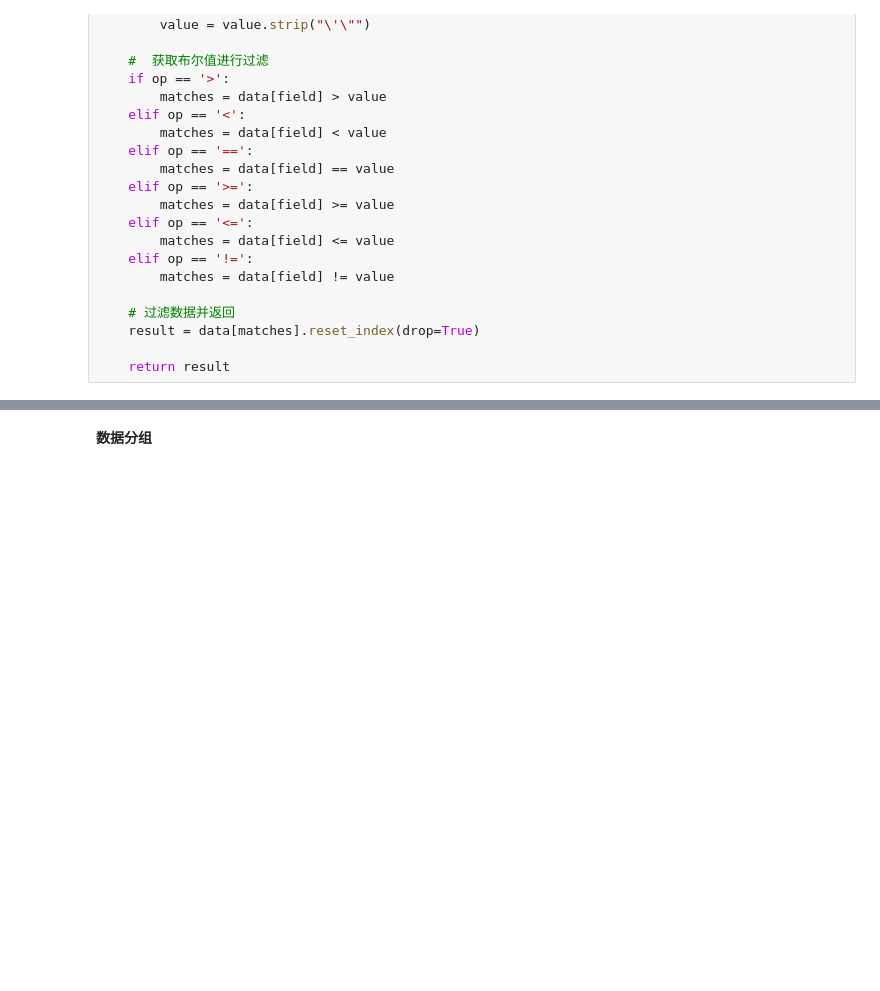
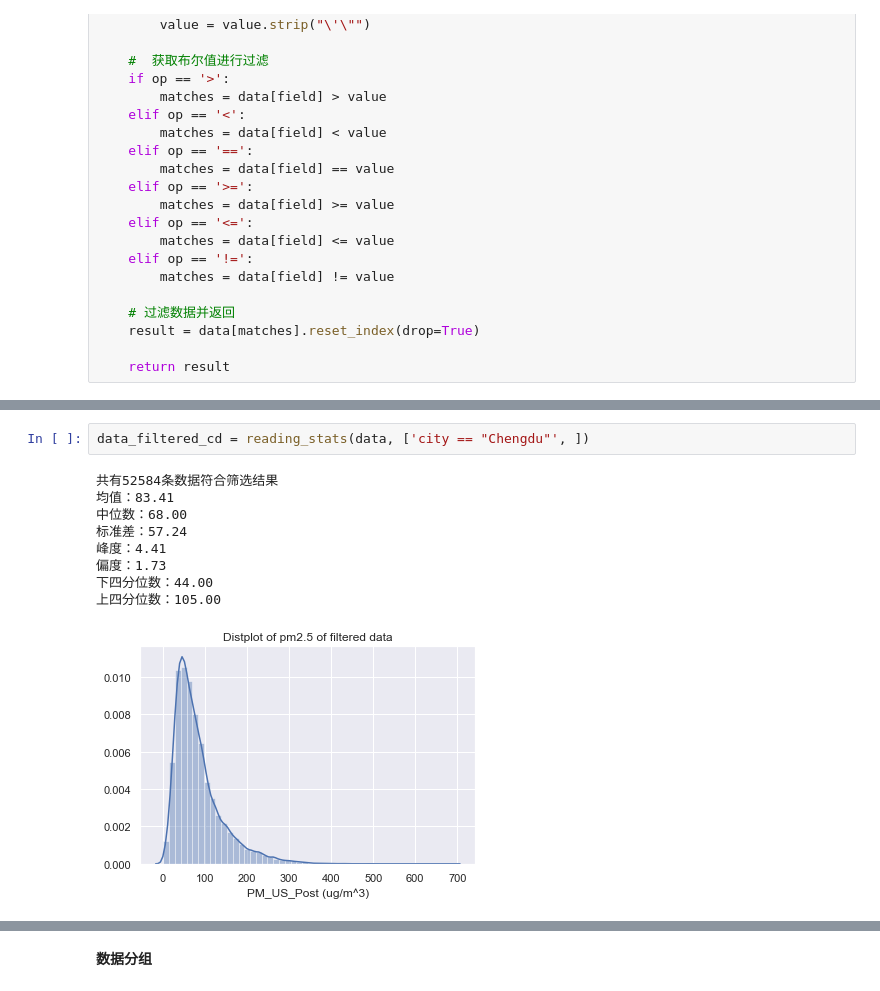
Before and after one commit to bupt3061/DataScience, a Jupyter notebook: PracticalProjects/01_中国五城市PM2.5分析.ipynb, the cells around one changed output, grey strips where cells are left out. Drawn from its saved outputs; the diff is of its cells as text; blank space fills up the shorter version.

```diff
--- a/PracticalProjects/01_中国五城市PM2.5分析.ipynb
+++ b/PracticalProjects/01_中国五城市PM2.5分析.ipynb
@@ -394,0 +429,12 @@ data_filtered = reading_stats(data, ['city == "Beijing"'])
+# %%
+data_filtered_cd = reading_stats(data, ['city == "Chengdu"', ])
+# %% [output]
+共有52584条数据符合筛选结果
+均值：83.41
+中位数：68.00
+标准差：57.24
+峰度：4.41
+偏度：1.73
+下四分位数：44.00
+上四分位数：105.00
+[figure, added]
```
Also changed, not shown: parts of 18 cells of this notebook.
